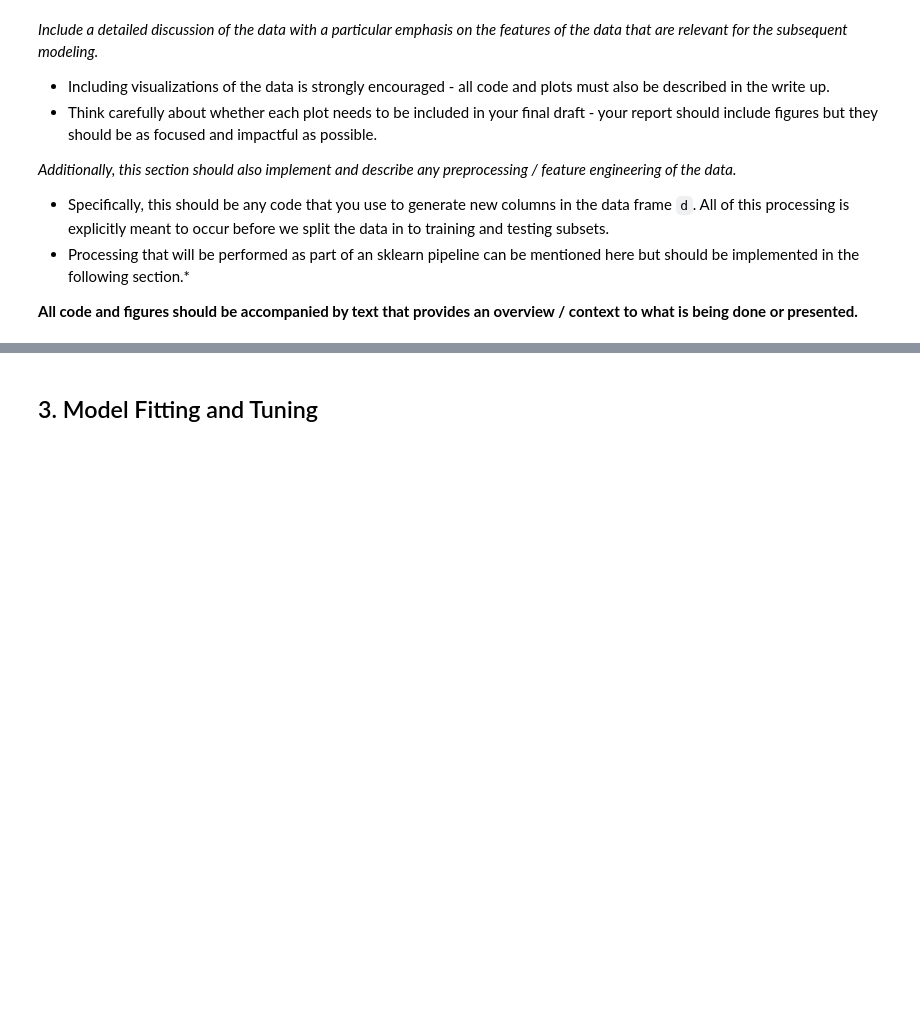
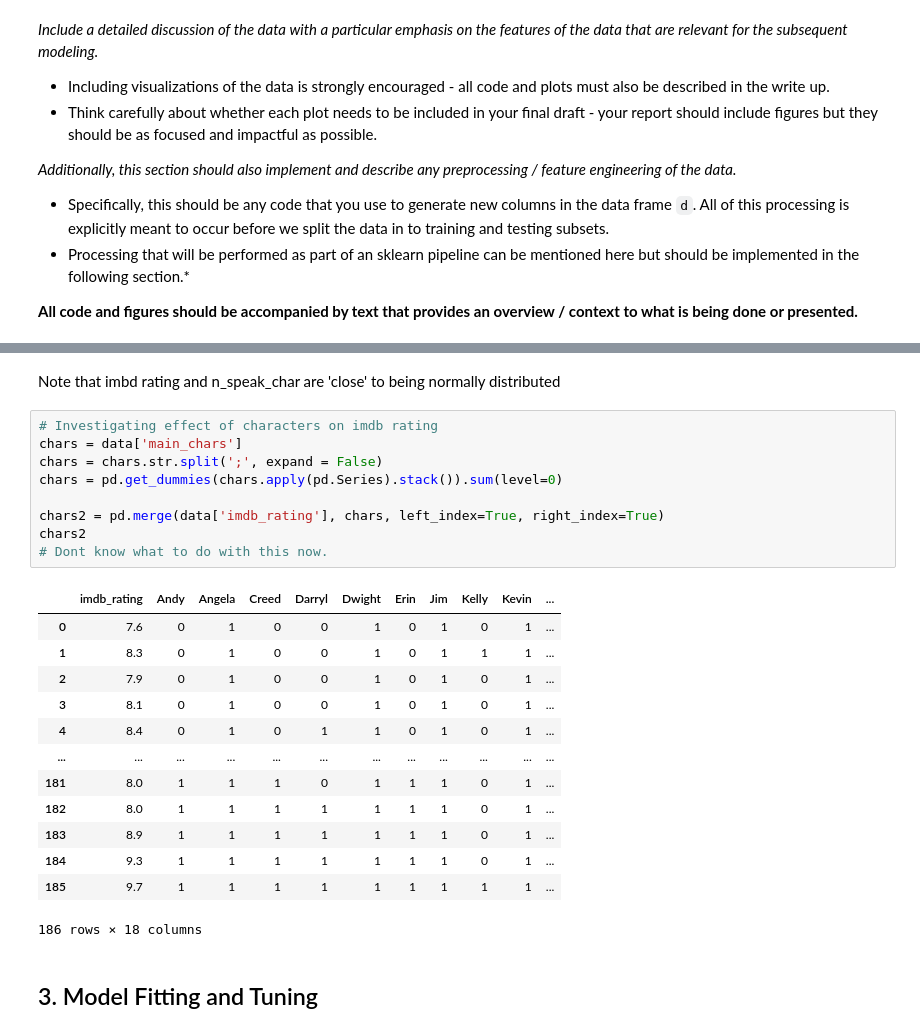
Before and after one commit to aidangarrity/MachineLearningProj1, a Jupyter notebook: project1.ipynb, the cells around one changed output, grey strips where cells are left out. Saved outputs shown, nothing was run; the diff lists cells and outputs as text; blank space fills up the shorter version.

```diff
--- a/project1.ipynb
+++ b/project1.ipynb
@@ -88,3 +131,28 @@ memory usage: 19.0+ KB
+# %% [markdown]
+Note that imbd rating and n_speak_char are 'close' to being normally distributed
+# %%
+# Investigating effect of characters on imdb rating
+chars = data['main_chars']
+chars = chars.str.split(';', expand = False)
+chars = pd.get_dummies(chars.apply(pd.Series).stack()).sum(level=0)
+
+chars2 = pd.merge(data['imdb_rating'], chars, left_index=True, right_index=True)
+chars2
+# Dont know what to do with this now.
+# %% [output]
+|  | imdb_rating | Andy | Angela | Creed | Darryl | Dwight | Erin | Jim | Kelly | Kevin | ... |
+| 0 | 7.6 | 0 | 1 | 0 | 0 | 1 | 0 | 1 | 0 | 1 | ... |
+| 1 | 8.3 | 0 | 1 | 0 | 0 | 1 | 0 | 1 | 1 | 1 | ... |
+| 2 | 7.9 | 0 | 1 | 0 | 0 | 1 | 0 | 1 | 0 | 1 | ... |
+| 3 | 8.1 | 0 | 1 | 0 | 0 | 1 | 0 | 1 | 0 | 1 | ... |
+| 4 | 8.4 | 0 | 1 | 0 | 1 | 1 | 0 | 1 | 0 | 1 | ... |
+| ... | ... | ... | ... | ... | ... | ... | ... | ... | ... | ... | ... |
+| 181 | 8.0 | 1 | 1 | 1 | 0 | 1 | 1 | 1 | 0 | 1 | ... |
+| 182 | 8.0 | 1 | 1 | 1 | 1 | 1 | 1 | 1 | 0 | 1 | ... |
+| 183 | 8.9 | 1 | 1 | 1 | 1 | 1 | 1 | 1 | 0 | 1 | ... |
+| 184 | 9.3 | 1 | 1 | 1 | 1 | 1 | 1 | 1 | 0 | 1 | ... |
+| 185 | 9.7 | 1 | 1 | 1 | 1 | 1 | 1 | 1 | 1 | 1 | ... |
+186 rows × 18 columns
 # %% [markdown]
 ## 3. Model Fitting and Tuning
 # %% [markdown]
```
Also changed, not shown: parts of 5 cells of this notebook, 1 other file.
